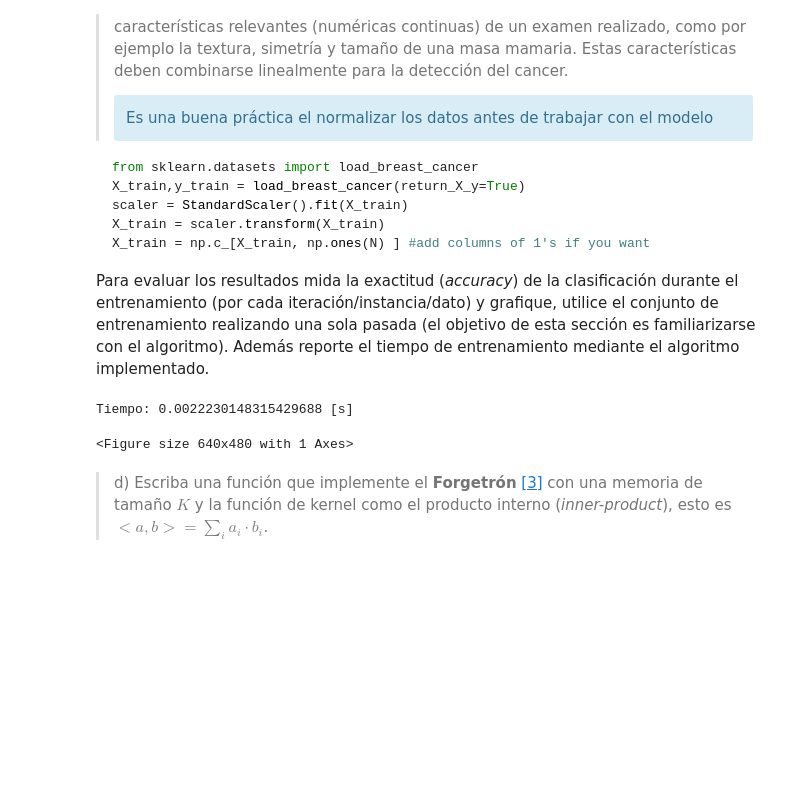
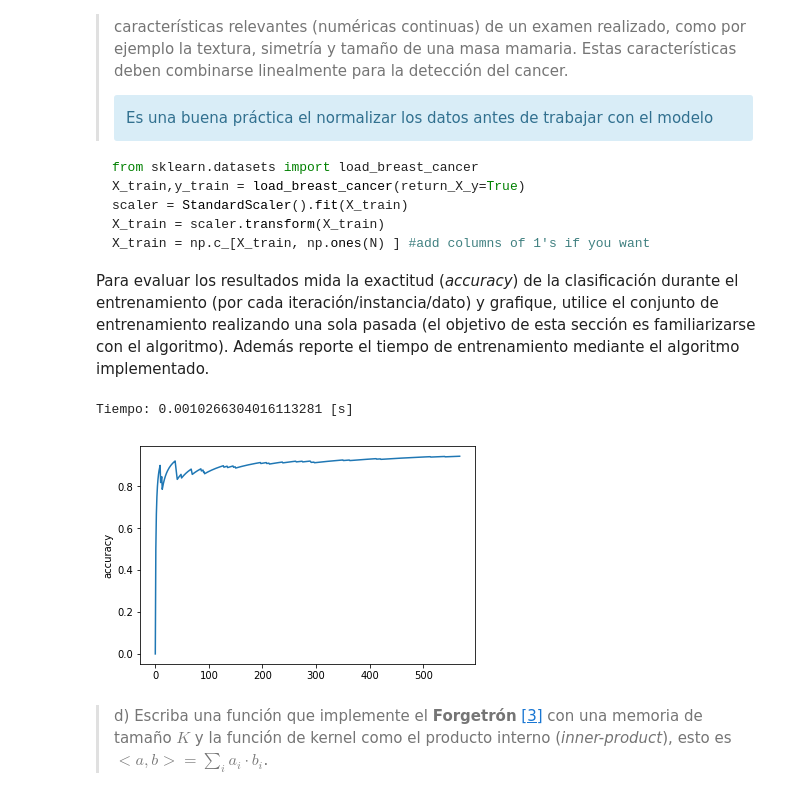
Before and after one commit to Sebaatd/MachineLearning-T0, a Jupyter notebook: Enunciado.ipynb, the cells around one changed output. Cells and saved outputs as stored; diff of their text form; code cells hidden in the pictures; blank space fills up the shorter version.

````diff
--- a/Enunciado.ipynb
+++ b/Enunciado.ipynb
@@ -108,9 +110,6 @@ X_train = np.c_[X_train, np.ones(N) ] #add columns of 1's if you want
 ```
 Para evaluar los resultados mida la exactitud (*accuracy*) de la clasificación durante el entrenamiento (por cada iteración/instancia/dato) y grafique, utilice el conjunto de entrenamiento realizando una sola pasada (el objetivo de esta sección es familiarizarse con el algoritmo). Además reporte el tiempo de entrenamiento mediante el algoritmo implementado.
 # %%
-from sklearn.datasets import load_breast_cancer
-from sklearn.preprocessing import StandardScaler
-
 X_train,y_train = load_breast_cancer(return_X_y=True)
 scaler = StandardScaler().fit(X_train)
 X_train = scaler.transform(X_train)
@@ -118,17 +117,15 @@ X_train = np.c_[X_train, np.ones(len(X_train)) ] #add columns of 1's if you want
 
 #TODO: Usar solo el 70% de los datos y no el 100%. El otro 30% es para test.
 
-asd = perceptron(X_train, y_train, 0.3, len(X_train))
-#train = train(X_train, y_train, 0.5, len(X_train))
+accuracies = perceptron(X_train, y_train, 0.3, len(X_train))
 # %% [output]
-Tiempo: 0.0022230148315429688 [s]
+Tiempo: 0.0010266304016113281 [s]
 # %%
-import matplotlib.pyplot as plt
-plt.plot(asd)
+plt.plot(accuracies)
 plt.ylabel('accuracy')
 plt.show()
 # %% [output]
-<Figure size 640x480 with 1 Axes>
+[figure, added]
 # %% [markdown]
 > d) Escriba una función que implemente el **Forgetrón** [[3]](#refs) con una memoria de tamaño $K$ y la función de kernel como el producto interno (*inner-product*), esto es $<a,b> = \sum_i a_i \cdot b_i$.
 # %%
````
Also changed, not shown: parts of 6 cells of this notebook.
